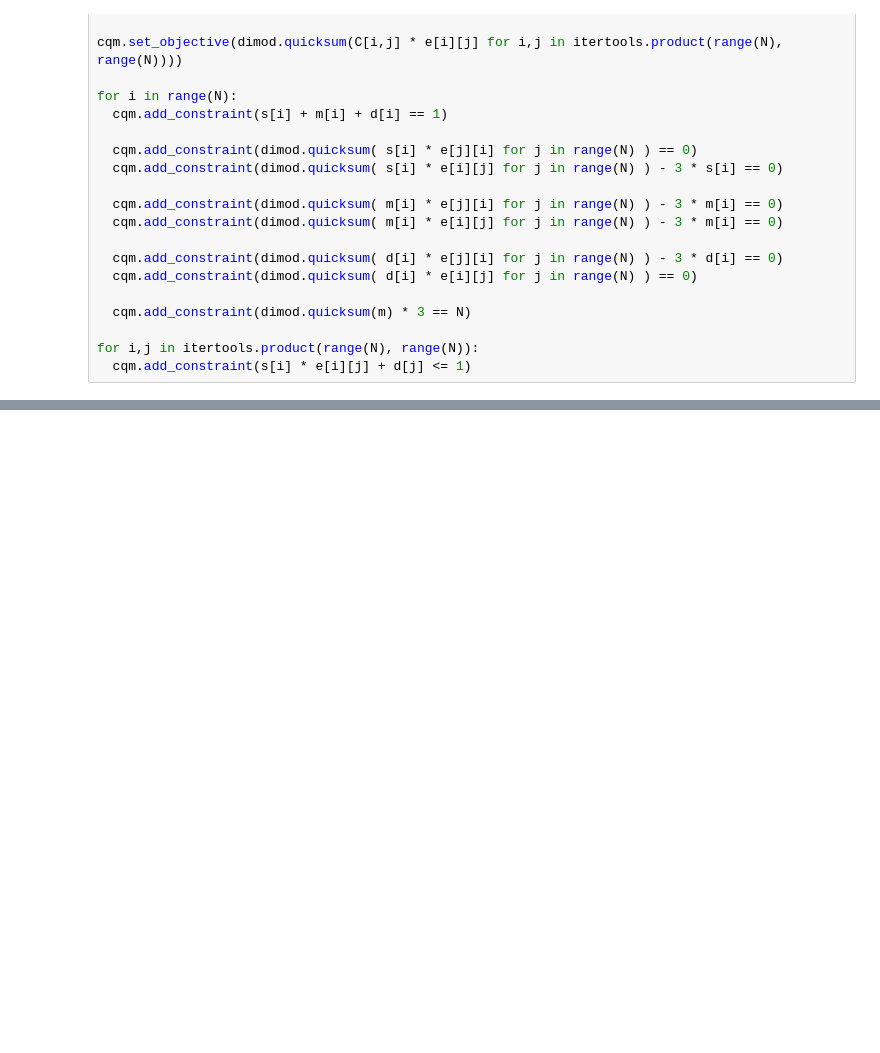
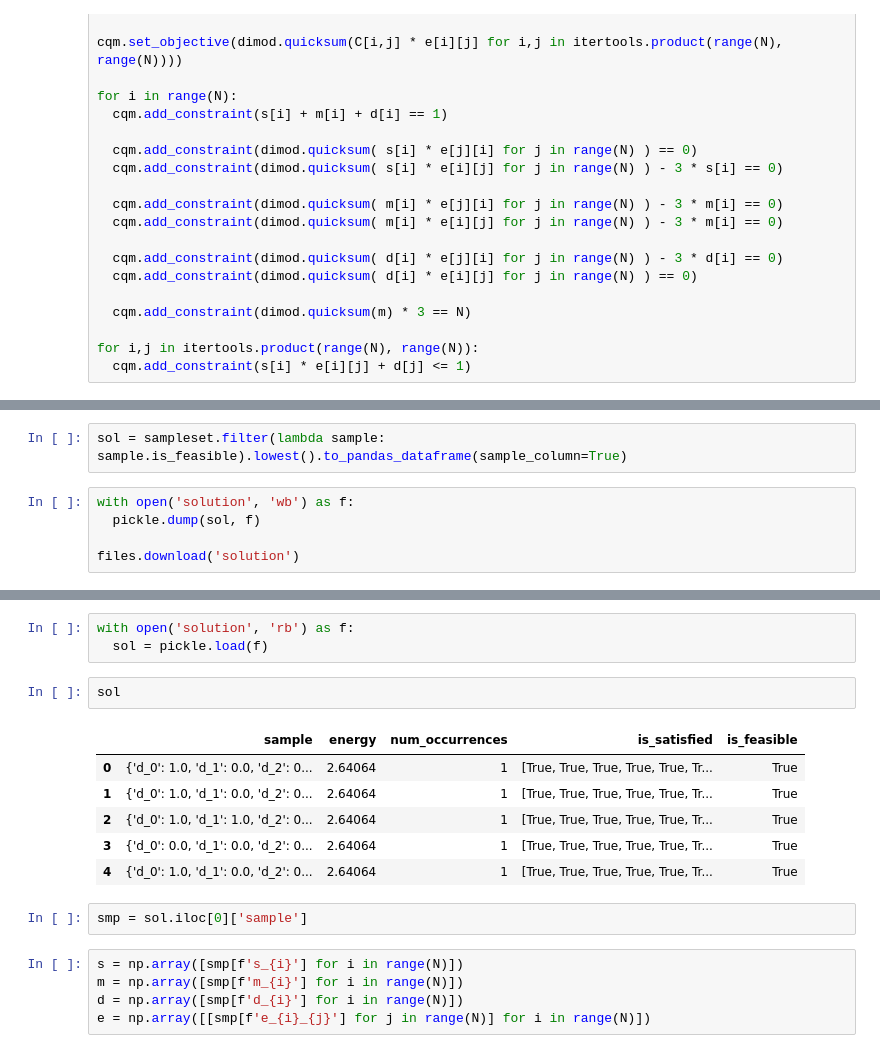
Before and after one commit to LarsHadidi/PRONTO, a Jupyter notebook: research/PDP-AQC.ipynb, the cells around one changed output, grey strips where cells are left out. Drawn from its saved outputs; the diff is of its cells as text; blank space fills up the shorter version.

```diff
--- a/research/PDP-AQC.ipynb
+++ b/research/PDP-AQC.ipynb
@@ -121,0 +108,7 @@ print(sampleset)
+# %%
+sol = sampleset.filter(lambda sample: sample.is_feasible).lowest().to_pandas_dataframe(sample_column=True)
+# %%
+with open('solution', 'wb') as f:
+  pickle.dump(sol, f)
+
+files.download('solution')
@@ -121,0 +118,19 @@ print(sampleset)
+# %%
+with open('solution', 'rb') as f:
+  sol = pickle.load(f)
+# %%
+sol
+# %% [output]
+|  | sample | energy | num_occurrences | is_satisfied | is_feasible |
+| 0 | {'d_0': 1.0, 'd_1': 0.0, 'd_2': 0... | 2.64064 | 1 | [True, True, True, True, True, Tr... | True |
+| 1 | {'d_0': 1.0, 'd_1': 0.0, 'd_2': 0... | 2.64064 | 1 | [True, True, True, True, True, Tr... | True |
+| 2 | {'d_0': 1.0, 'd_1': 1.0, 'd_2': 0... | 2.64064 | 1 | [True, True, True, True, True, Tr... | True |
+| 3 | {'d_0': 0.0, 'd_1': 0.0, 'd_2': 0... | 2.64064 | 1 | [True, True, True, True, True, Tr... | True |
+| 4 | {'d_0': 1.0, 'd_1': 0.0, 'd_2': 0... | 2.64064 | 1 | [True, True, True, True, True, Tr... | True |
+# %%
+smp = sol.iloc[0]['sample']
+# %%
+s = np.array([smp[f's_{i}'] for i in range(N)])
+m = np.array([smp[f'm_{i}'] for i in range(N)])
+d = np.array([smp[f'd_{i}'] for i in range(N)])
+e = np.array([[smp[f'e_{i}_{j}'] for j in range(N)] for i in range(N)])
```
Also changed, not shown: parts of 9 cells of this notebook.
